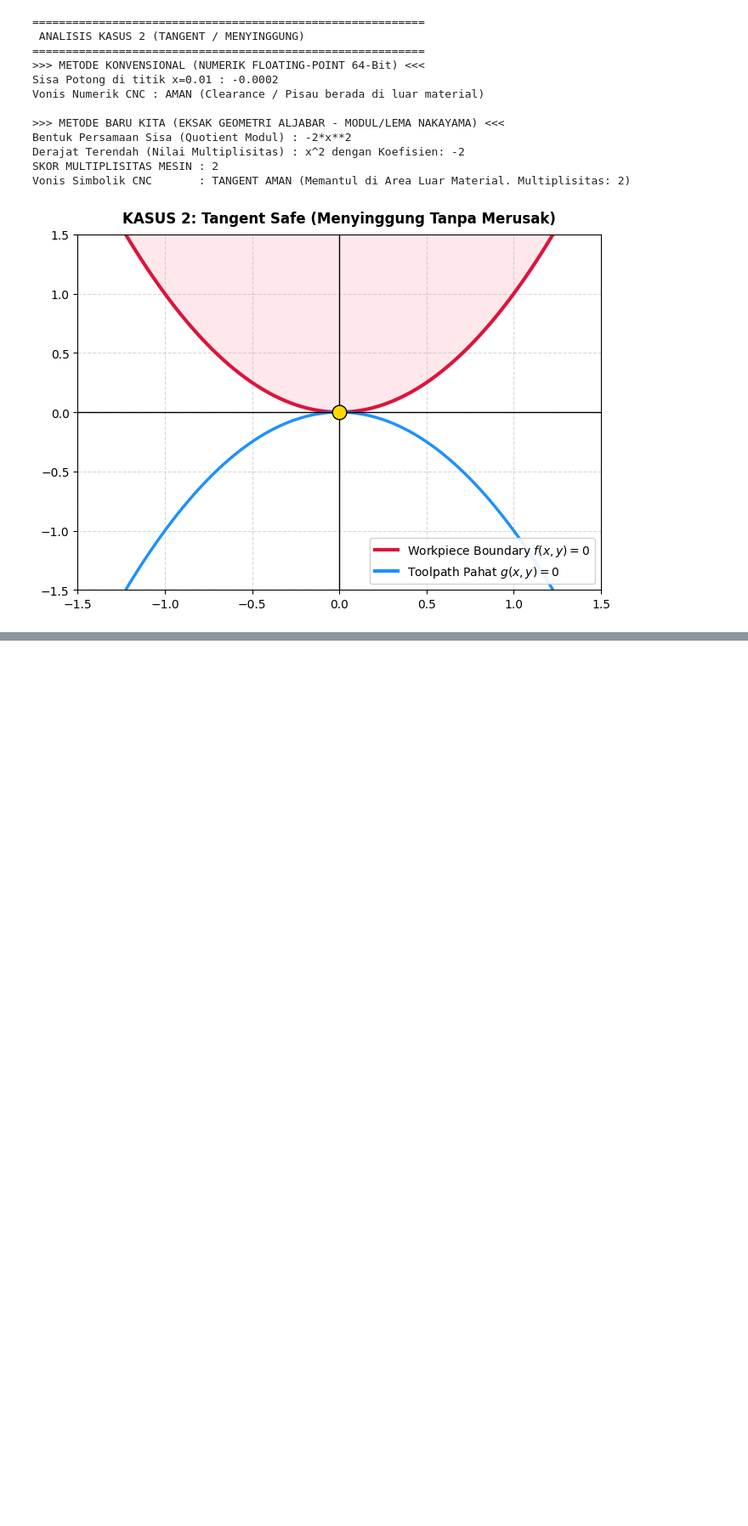
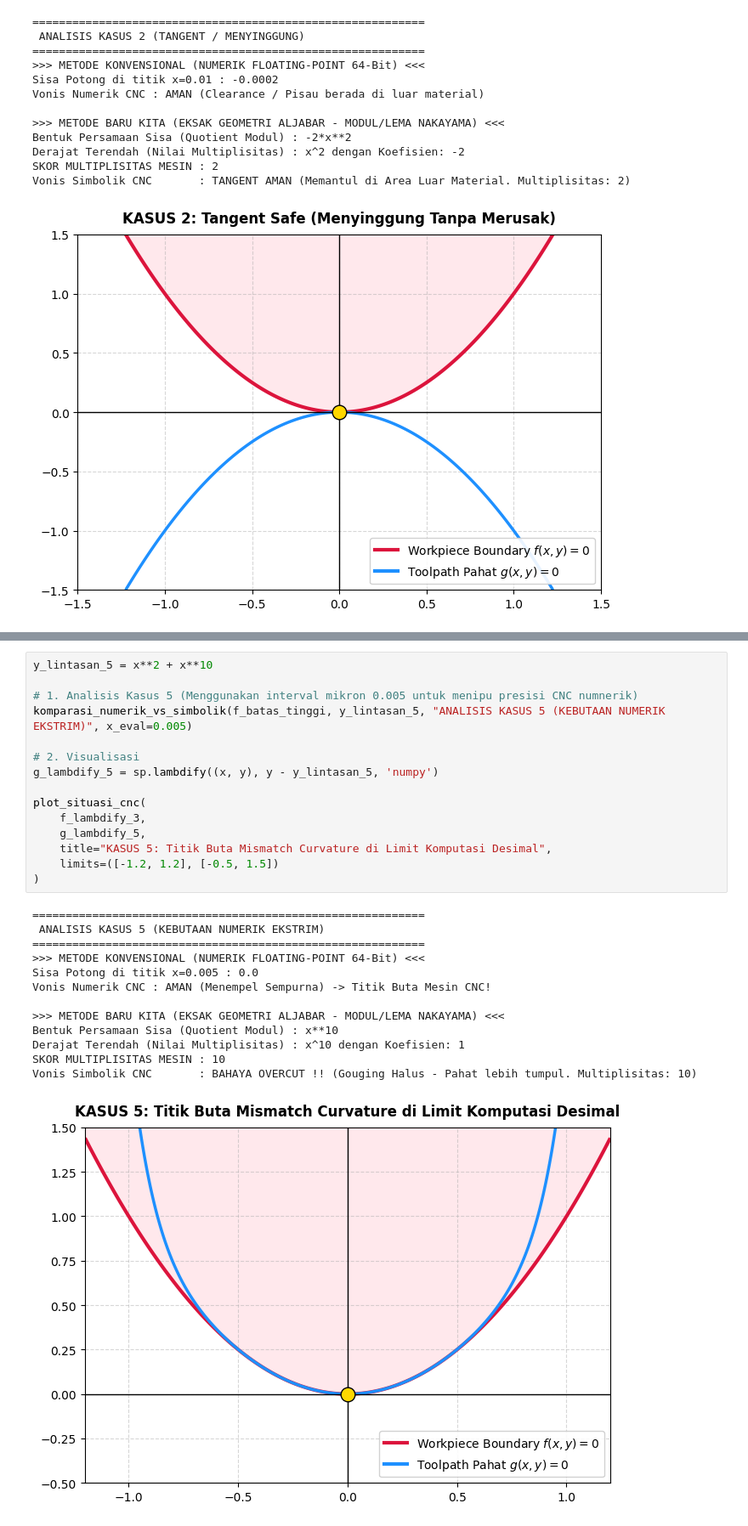
Before and after one commit to TetewHeroez/Tugas-Kuliah, a Jupyter notebook: Semester 8/Teori Modul/Modul Ring Lokal/ModulRingLokal.ipynb, the cells around one changed output, grey strips where cells are left out. Shown at 85% size. Cells and saved outputs as stored; diff of their text form; blank space fills up the shorter version.

```diff
--- a/Semester 8/Teori Modul/Modul Ring Lokal/ModulRingLokal.ipynb
+++ b/Semester 8/Teori Modul/Modul Ring Lokal/ModulRingLokal.ipynb
@@ -326,3 +376,32 @@ Vonis Simbolik CNC       : BAHAYA OVERCUT !! (Gouging Halus - Pahat lebih tumpul
+# %%
+y_lintasan_5 = x**2 + x**10
+
+# 1. Analisis Kasus 5 (Menggunakan interval mikron 0.005 untuk menipu presisi CNC numnerik)
+komparasi_numerik_vs_simbolik(f_batas_tinggi, y_lintasan_5, "ANALISIS KASUS 5 (KEBUTAAN NUMERIK EKSTRIM)", x_eval=0.005)
+
+# 2. Visualisasi
+g_lambdify_5 = sp.lambdify((x, y), y - y_lintasan_5, 'numpy')
+
+plot_situasi_cnc(
+    f_lambdify_3,
+    g_lambdify_5,
+    title="KASUS 5: Titik Buta Mismatch Curvature di Limit Komputasi Desimal",
+    limits=([-1.2, 1.2], [-0.5, 1.5])
+)
+# %% [output]
+===========================================================
+ ANALISIS KASUS 5 (KEBUTAAN NUMERIK EKSTRIM)
+===========================================================
+>>> METODE KONVENSIONAL (NUMERIK FLOATING-POINT 64-Bit) <<<
+Sisa Potong di titik x=0.005 : 0.0
+Vonis Numerik CNC : AMAN (Menempel Sempurna) -> Titik Buta Mesin CNC!
+
+>>> METODE BARU KITA (EKSAK GEOMETRI ALJABAR - MODUL/LEMA NAKAYAMA) <<<
+Bentuk Persamaan Sisa (Quotient Modul) : x**10
+Derajat Terendah (Nilai Multiplisitas) : x^10 dengan Koefisien: 1
+SKOR MULTIPLISITAS MESIN : 10
+Vonis Simbolik CNC       : BAHAYA OVERCUT !! (Gouging Halus - Pahat lebih tumpul. Multiplisitas: 10)
+[figure, added]
 # %% [markdown]
 ---
 ## BAB IV: KESIMPULAN
```
Also changed, not shown: parts of 5 cells of this notebook, 2 other files.
